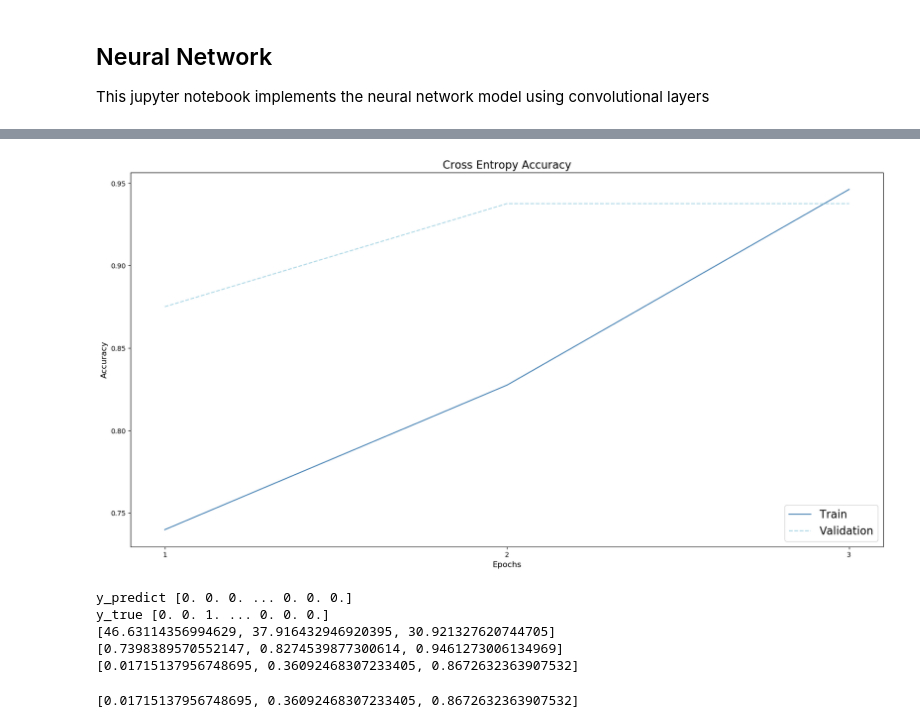
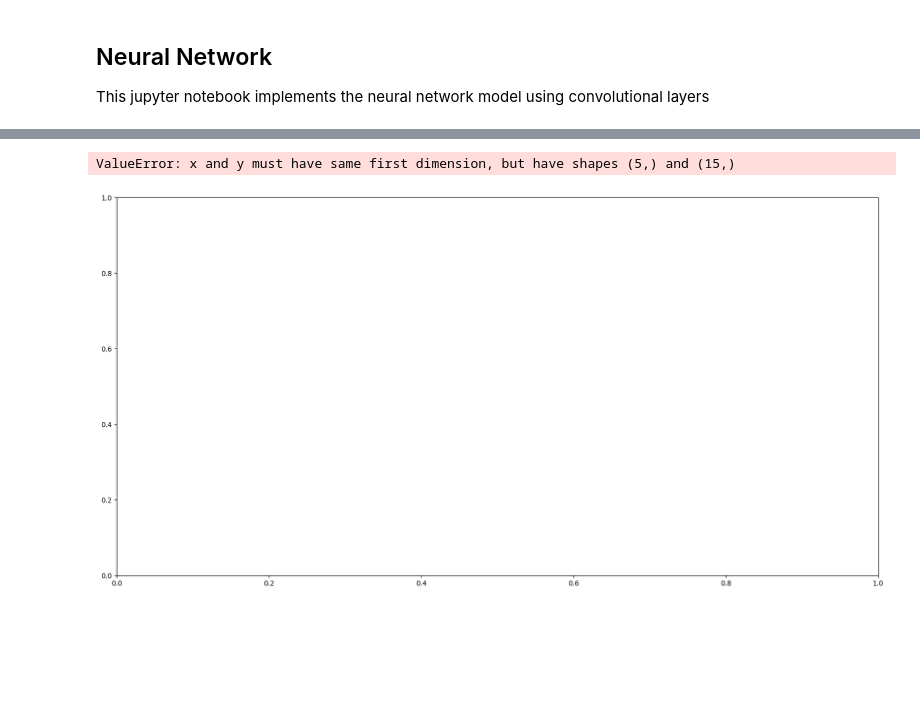
Before and after one commit to JPMartinezClaeys/30254-pneumoniacs, a Jupyter notebook: predict-pneumonia/neural_network.ipynb, the cells around one changed output, grey strips where cells are left out. Cells and saved outputs as stored; diff of their text form; code cells hidden in the pictures; blank space fills up the shorter version.

```diff
--- a/predict-pneumonia/neural_network.ipynb
+++ b/predict-pneumonia/neural_network.ipynb
@@ -83,8 +83,8 @@ val_dataloader = DataLoader(val_data, batch_size=batch_s, shuffle=True)
 test_dataloader = DataLoader(test_data, batch_size=batch_s, shuffle=True)
 # %%
 # 3: Define a Loss function and optimizer
-criterion = nn.CrossEntropyLoss() #a.Change the cross entropy of the original code to NLL
-#which we have used before for binary classification
-#b.
+criterion = nn.CrossEntropyLoss()
 optimizer = optim.SGD(model.parameters(), lr=0.001, momentum=0.9)
+
+EPOCHS = 15
 # %%
@@ -124,6 +121,5 @@ def train(model):
 # %%
-y_predict, y_true, train_losses, train_accuracies, train_recalls = train(model)
-
+# y_predict, y_true, train_losses, train_accuracies, train_recalls = train(model)
 print("y_predict", y_predict)
 print("y_true", y_true)
 print(train_losses)
@@ -168,6 +164,4 @@ def validate(model):
 # %%
-val_accuracies, val_losses, val_recalls, y_predict_val = validate(model)
-
 print(val_accuracies)
 print(val_losses)
 print(val_recalls)
@@ -221,9 +211,7 @@ def test(model):
 # %%
-test_accuracies, test_losses, test_recalls, y_predict_test = test(model)
-
-print(test_accuracies)
-print(test_losses)
-print(test_recalls)
+print("accuracy", test_accuracies)
+print("loss", test_losses)
+print("recall", test_recalls)
 
 unique, counts = np.unique(y_predict_test, return_counts=True)
 
@@ -238,38 +263,20 @@ for value, count in zip(unique, counts):
 # %%
-EPOCHS = 10 # get rid of test data
-epochs = [i for i in range(1,EPOCHS+1)]
-
-y_predict, y_true, train_losses, train_accuracies, train_recalls = train(model)
-val_accuracies, val_losses, val_recalls, y_predict_val = validate(model)
+epochs = [i for i in range(1,5+1)]
+train_accuracies_5 = copy.deepcopy(train_accuracies)
+val_accuracies_5 = copy.deepcopy(val_accuracies)
+test_accuracies_5 = copy.deepcopy(test_accuracies) * 5
 
 fig, ax = plt.subplots(nrows=1, ncols=1, figsize=(20,10))
-ax.plot(epochs, train_accuracies, color="steelblue", label= 'Train')
-ax.plot(epochs, val_accuracies, color="lightblue", ls='dashed', label='Validation')
+ax.plot(epochs, train_accuracies_5, color="steelblue", label= 'Train')
+ax.plot(epochs, val_accuracies_5, color="lightblue", ls='dashed', label='Validation')
+ax.plot(epochs, test_accuracies_5, color= "coral", ls='dashed', label='Test Mean')
 ax.set_xticks(epochs)
 ax.legend(loc="lower right", fontsize=16)
 ax.set_xlabel("Epochs", fontsize=12)
 ax.set_ylabel("Accuracy", fontsize=12)
-ax.set_title("Cross Entropy Accuracy", fontsize=16)
+ax.set_title("Accuracy with 5 Epochs", fontsize=16)
 plt.show()
 # %% [output]
+ValueError: x and y must have same first dimension, but have shapes (5,) and (15,)
-[figure, old version]
+[figure, new version]
-# %%
-print("y_predict", y_predict)
-y_predict_cross_3 = y_predict.copy()
-print("y_true", y_true)
-y_true_cross_3 = y_true.copy()
-print(train_losses)
-train_losses_cross_3 = train_losses.copy()
-print(train_accuracies)
-train_accuracies_cross_3 = train_accuracies.copy()
-print(train_recalls)
-train_recalls_cross_3 = train_recalls
-train_recalls_cross_3
-# %% [output]
-y_predict [0. 0. 0. ... 0. 0. 0.]
-y_true [0. 0. 1. ... 0. 0. 0.]
-[46.63114356994629, 37.916432946920395, 30.921327620744705]
-[0.7398389570552147, 0.8274539877300614, 0.9461273006134969]
-[0.01715137956748695, 0.36092468307233405, 0.8672632363907532]
-[0.01715137956748695, 0.36092468307233405, 0.8672632363907532]
 # %%
```
Also changed, not shown: parts of 13 cells of this notebook.
